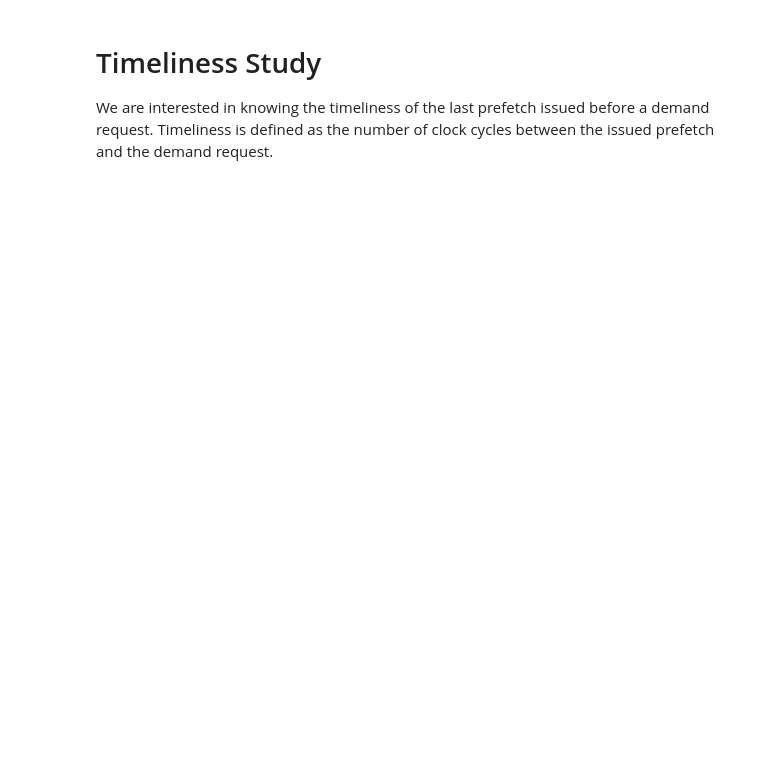
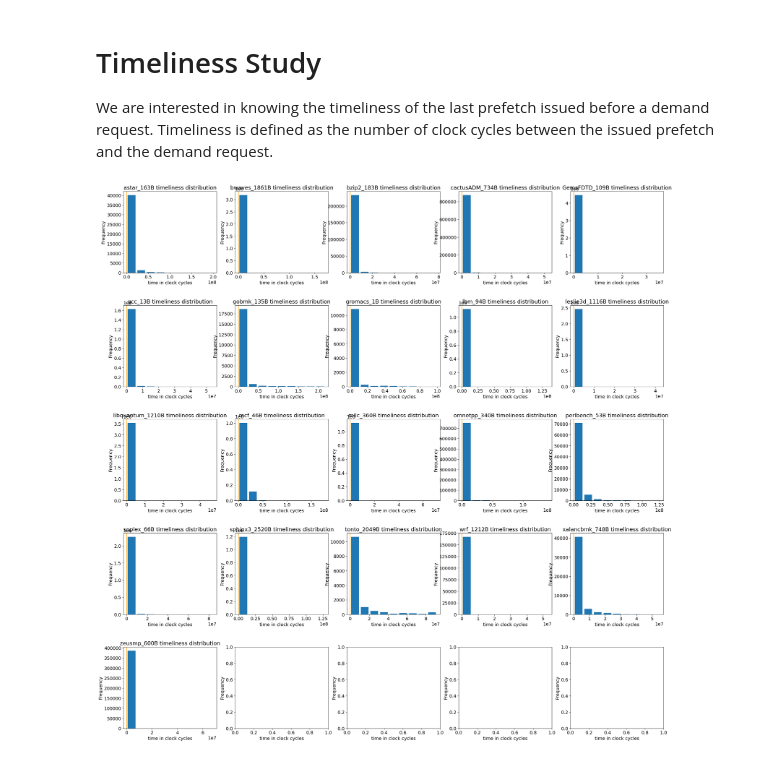
Before and after one commit to Caroline-Li/ChampSim, a Jupyter notebook: notebooks/Timeliness_Study.ipynb, the cells around one changed output. Cells and saved outputs as stored; diff of their text form; code cells hidden in the pictures; blank space fills up the shorter version.

```diff
--- a/notebooks/Timeliness_Study.ipynb
+++ b/notebooks/Timeliness_Study.ipynb
@@ -36,8 +38,26 @@ def parse_timeliness(trace):
                 time_distr.extend(time_list)
 
     return time_distr
+# %%
+def search(regex, pos, trace_files):
+    result = []
+    for trace_file in trace_files:
+        found = False
+        for line in open(trace_file, 'r'):
+            if not found and re.match(regex, line):
+                result.append(float(line.split()[pos]))
+                found = True
+    return result
+# %%
+def get_average_dram_latency(experiment_trace_files):
+    dram_avg_latency = search('LLC AVERAGE MISS LATENCY: ', 4, experiment_trace_files)
+    return dram_avg_latency
 # %%
 def graph_time_distr(experiment_trace_files, traces):
+    fig = plt.figure(figsize=(30, 30))
+    spec = gridspec.GridSpec(nrows = NROWS, ncols = NCOLS, wspace = 0.2, hspace = 0.4)
+    axs = []
+
     i = 0
     for r in range(NROWS):
         for c in range(NCOLS):
@@ -48,20 +68,27 @@ def graph_time_distr(experiment_trace_files, traces):
                 ax.set_title(f'{traces[i]} timeliness distribution')
             axs.append(ax)
             i += 1
+
+    dram_avg_latency = get_average_dram_latency(experiment_trace_files)
     i = 0
     for trace in experiment_trace_files:
-        print(trace)
         time_distr = parse_timeliness(trace)
         bins = 10
         if (i < len(traces) and len(time_distr) > 0):
             bin_arr = np.linspace(min(time_distr), max(time_distr), bins, endpoint=True)
             axs[i].hist(time_distr, bins=bin_arr, rwidth=0.8)
             axs[i].autoscale()
+            axs[i].axvline(x = dram_avg_latency[i], color = 'orange', label = 'axvline - full height')
         i += 1
 # %%
 # Harmony with Best Offset Prefetch Interval Use
 # get experiment trace files
-experiment = 'experiment_tracer_hfd_bp_updated_k_list'
-trace_list = open('sim_list/traces.txt', 'r')
+experiment = 'experiment_tracer_hawkeye_final_dyn_bo_timeliness'
+trace_list = open('../sim_list/traces.txt', 'r')
 
 (experiment_trace_files, traces) = get_experiment_traces(experiment, trace_list)
+# %%
+graph_time_distr(experiment_trace_files, traces)
+plt.show()
+# %% [output]
+[figure, added]
```
Also changed, not shown: parts of 3 cells of this notebook, 4 other files.
